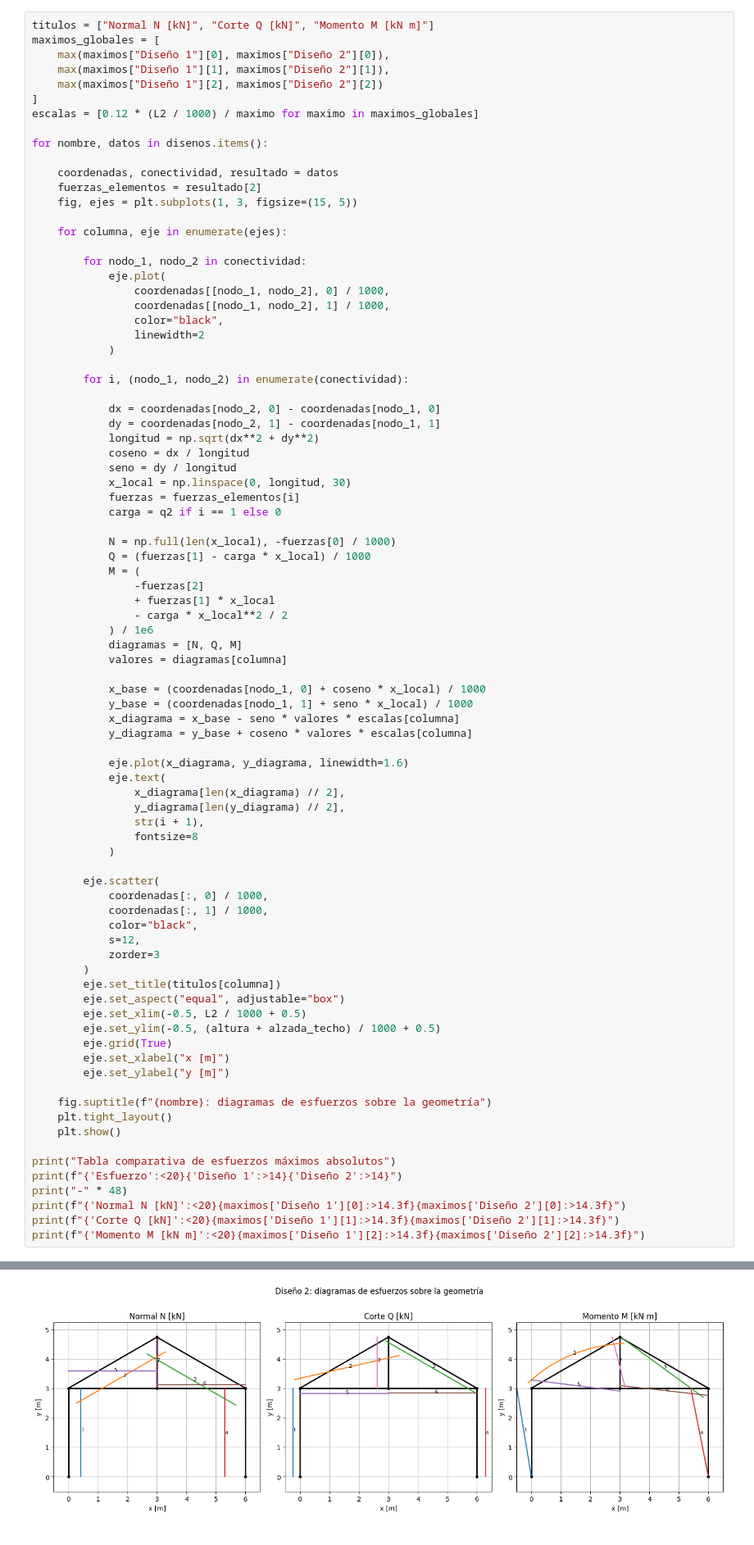
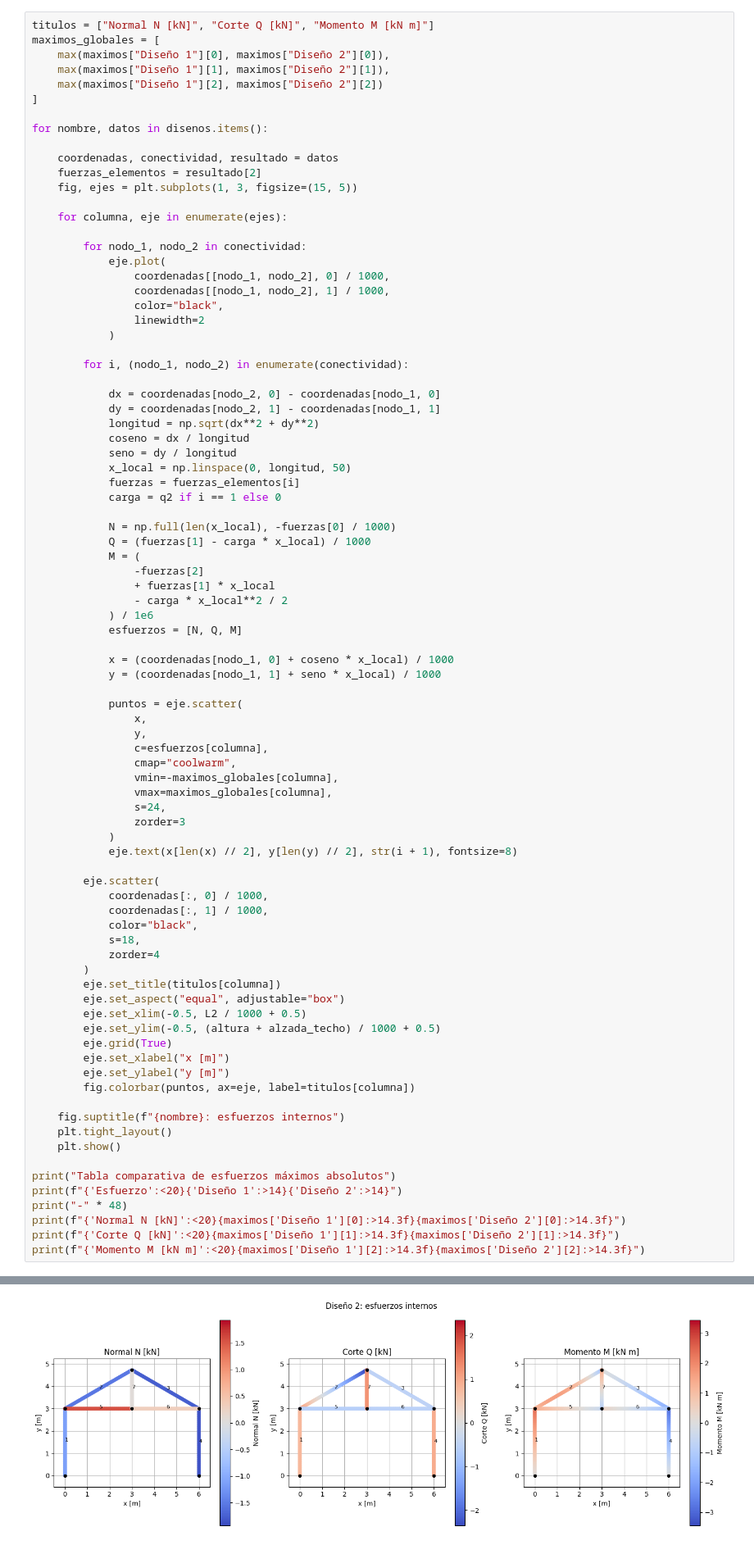
Before and after one commit to ignaciochaconuc/UC, a Jupyter notebook: Elementos finitos/Tarea 2/Tarea_2.ipynb, the cells around one changed output, grey strips where cells are left out. Shown at 82% size. Saved outputs shown, nothing was run; the diff lists cells and outputs as text.

```diff
--- a/Elementos finitos/Tarea 2/Tarea_2.ipynb
+++ b/Elementos finitos/Tarea 2/Tarea_2.ipynb
@@ -526,7 +526,6 @@ maximos_globales = [
     max(maximos["Diseño 1"][1], maximos["Diseño 2"][1]),
     max(maximos["Diseño 1"][2], maximos["Diseño 2"][2])
 ]
-escalas = [0.12 * (L2 / 1000) / maximo for maximo in maximos_globales]
 
 for nombre, datos in disenos.items():
 
@@ -551,7 +550,7 @@ for nombre, datos in disenos.items():
             longitud = np.sqrt(dx**2 + dy**2)
             coseno = dx / longitud
             seno = dy / longitud
-            x_local = np.linspace(0, longitud, 30)
+            x_local = np.linspace(0, longitud, 50)
             fuerzas = fuerzas_elementos[i]
             carga = q2 if i == 1 else 0
 
@@ -562,28 +561,29 @@ for nombre, datos in disenos.items():
                 + fuerzas[1] * x_local
                 - carga * x_local**2 / 2
             ) / 1e6
-            diagramas = [N, Q, M]
-            valores = diagramas[columna]
+            esfuerzos = [N, Q, M]
 
-            x_base = (coordenadas[nodo_1, 0] + coseno * x_local) / 1000
-            y_base = (coordenadas[nodo_1, 1] + seno * x_local) / 1000
-            x_diagrama = x_base - seno * valores * escalas[columna]
-            y_diagrama = y_base + coseno * valores * escalas[columna]
+            x = (coordenadas[nodo_1, 0] + coseno * x_local) / 1000
+            y = (coordenadas[nodo_1, 1] + seno * x_local) / 1000
 
-            eje.plot(x_diagrama, y_diagrama, linewidth=1.6)
-            eje.text(
-                x_diagrama[len(x_diagrama) // 2],
-                y_diagrama[len(y_diagrama) // 2],
-                str(i + 1),
-                fontsize=8
+            puntos = eje.scatter(
+                x,
+                y,
+                c=esfuerzos[columna],
+                cmap="coolwarm",
+                vmin=-maximos_globales[columna],
+                vmax=maximos_globales[columna],
+                s=24,
+                zorder=3
             )
+            eje.text(x[len(x) // 2], y[len(y) // 2], str(i + 1), fontsize=8)
 
         eje.scatter(
             coordenadas[:, 0] / 1000,
             coordenadas[:, 1] / 1000,
             color="black",
-            s=12,
-            zorder=3
+            s=18,
+            zorder=4
         )
         eje.set_title(titulos[columna])
         eje.set_aspect("equal", adjustable="box")
@@ -592,8 +592,9 @@ for nombre, datos in disenos.items():
         eje.grid(True)
         eje.set_xlabel("x [m]")
         eje.set_ylabel("y [m]")
+        fig.colorbar(puntos, ax=eje, label=titulos[columna])
 
-    fig.suptitle(f"{nombre}: diagramas de esfuerzos sobre la geometría")
+    fig.suptitle(f"{nombre}: esfuerzos internos")
     plt.tight_layout()
     plt.show()
 
@@ -608,4 +609,4 @@ print(f"{'Momento M [kN m]':<20}{maximos['Diseño 1'][2]:>14.3f}{maximos['Diseñ
-[figure, old version]
+[figure, new version]
 Tabla comparativa de esfuerzos máximos absolutos
 Esfuerzo                  Diseño 1      Diseño 2
 ------------------------------------------------
```
Also changed, not shown: parts of 1 cell of this notebook.
